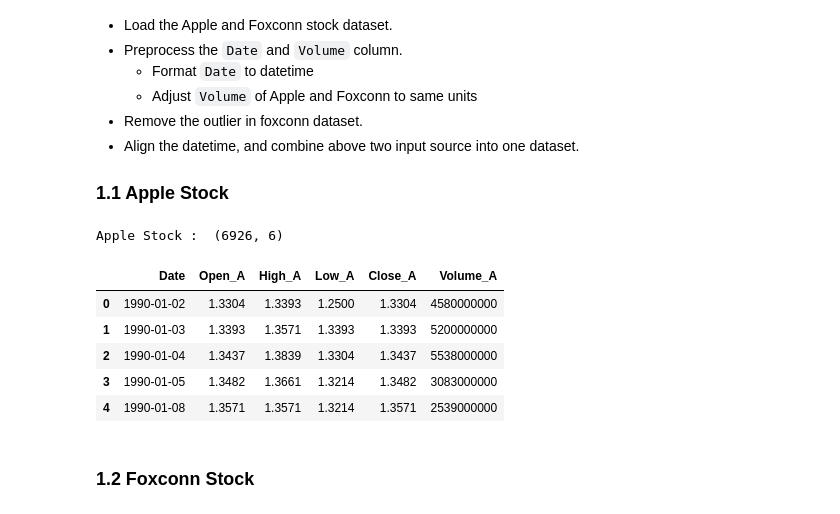
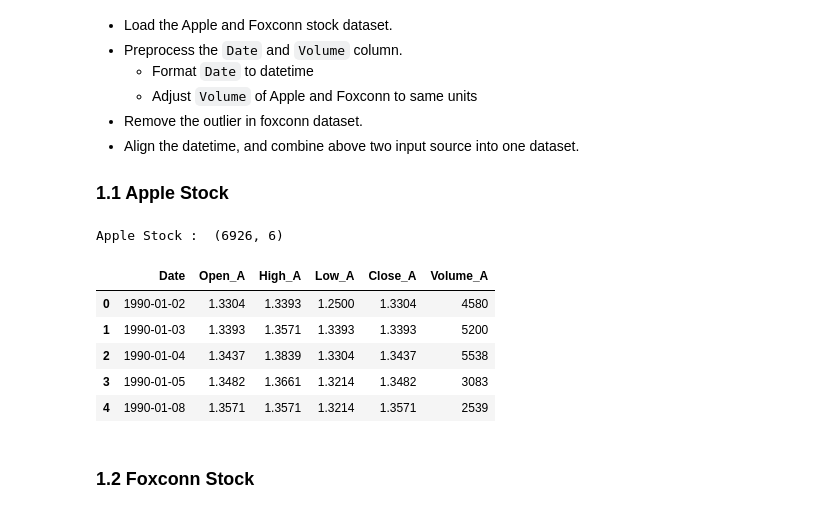
Before and after one commit to kennyhsieh1111/Practical-Machine-Learning, a Jupyter notebook: Homework2/FoxconnStockPricePredict.ipynb, the cells around one changed output. Saved outputs shown, nothing was run; the diff lists cells and outputs as text; code cells hidden in the pictures.

```diff
--- a/Homework2/FoxconnStockPricePredict.ipynb
+++ b/Homework2/FoxconnStockPricePredict.ipynb
@@ -40,30 +40,30 @@ apple['Date'] = pd.to_datetime(apple['Date'], format = '%Y/%m/%d')
 # %%
 import re
 
 volume_list = []
 
 # Convert million and million to actual number
 pattern = re.compile(".*[B]")
 for i in apple['Volume_A'].values:
     if pattern.match(i):
-        i = i.replace(r'.', '').replace(r'B', '00000000')
+        i = i.replace(r'.', '').replace(r'B', '000')
         volume_list.append(i)
     else:
-        i = i.replace(r'.', '').replace(r'M', '000000')
+        i = i.replace(r'.', '').replace(r'M', '')
         volume_list.append(i)
 
 apple['Volume_A'] = volume_list
 
 print("Apple Stock : ", apple.shape)
 apple.head()
 # %% [output]
 Apple Stock :  (6926, 6)
 |  | Date | Open_A | High_A | Low_A | Close_A | Volume_A |
-| 0 | 1990-01-02 | 1.3304 | 1.3393 | 1.2500 | 1.3304 | 4580000000 |
-| 1 | 1990-01-03 | 1.3393 | 1.3571 | 1.3393 | 1.3393 | 5200000000 |
-| 2 | 1990-01-04 | 1.3437 | 1.3839 | 1.3304 | 1.3437 | 5538000000 |
-| 3 | 1990-01-05 | 1.3482 | 1.3661 | 1.3214 | 1.3482 | 3083000000 |
-| 4 | 1990-01-08 | 1.3571 | 1.3571 | 1.3214 | 1.3571 | 2539000000 |
+| 0 | 1990-01-02 | 1.3304 | 1.3393 | 1.2500 | 1.3304 | 4580 |
+| 1 | 1990-01-03 | 1.3393 | 1.3571 | 1.3393 | 1.3393 | 5200 |
+| 2 | 1990-01-04 | 1.3437 | 1.3839 | 1.3304 | 1.3437 | 5538 |
+| 3 | 1990-01-05 | 1.3482 | 1.3661 | 1.3214 | 1.3482 | 3083 |
+| 4 | 1990-01-08 | 1.3571 | 1.3571 | 1.3214 | 1.3571 | 2539 |
 # %% [markdown]
 ### 1.2 Foxconn Stock
 # %%
```
Also changed, not shown: parts of 1 cell of this notebook, 18 other files.
